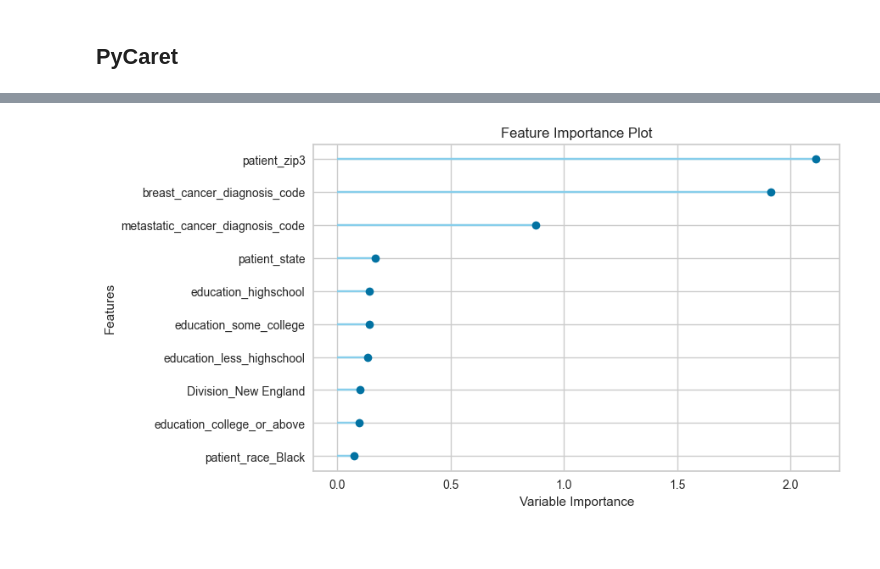
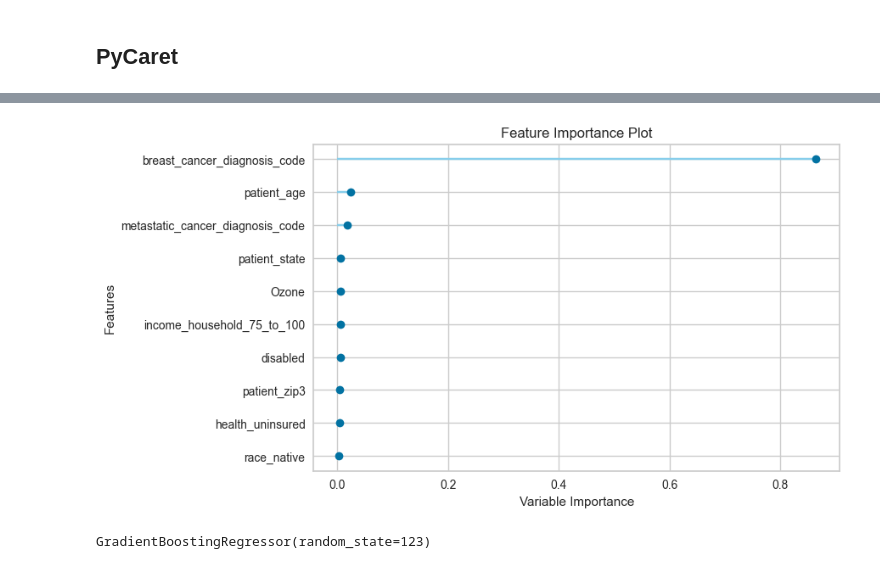
Before and after one commit to jazzmine-p/wids-datathon-2024, a Jupyter notebook: eda-jasmine.ipynb, the cells around one changed output, grey strips where cells are left out. Cells and saved outputs as stored; diff of their text form; code cells hidden in the pictures.

Commit message:
Jasmine - update model and EDA

```diff
--- a/eda-jasmine.ipynb
+++ b/eda-jasmine.ipynb
@@ -394,7 +593,7 @@ train2[categorical_columns] = OneHotEncoder(handle_unknown='ignore').fit_transfo
 # %%
 # Set up pycaret environment
-exp1 = ClassificationExperiment()
-exp1.setup(data = train, target = 'DiagPeriodL90D', session_id=123, experiment_name='breast_cancer')
+regression_exp = RegressionExperiment()
+regression_exp.setup(data = train2, target = 'DiagPeriodL90D', session_id=123, experiment_name='breast_cancer', preprocess=True)
 # %% [output]
 |  | Description | Value |
 | 0 | Session id | 123 |
@@ -417,3 +616,3 @@ exp1.setup(data = train, target = 'DiagPeriodL90D', session_id=123, experiment_n
 # %%
 # compare baseline models
-best = exp1.compare_models()
+best = regression_exp.compare_models()
@@ -420,8 +638,12 @@ best = exp1.compare_models()
 # %%
 # Feature Importance
-exp1.plot_model(best, plot = 'feature')
+regression_exp.plot_model(best, plot = 'feature')
 # %% [output]
 [interactive output not drawn]
-[figure, old version]
+[figure, new version]
+# %%
+best
+# %% [output]
+GradientBoostingRegressor(random_state=123)
 # %%
 # predict model on new_data
```
Also changed, not shown: parts of 43 cells of this notebook, 3 other files.
